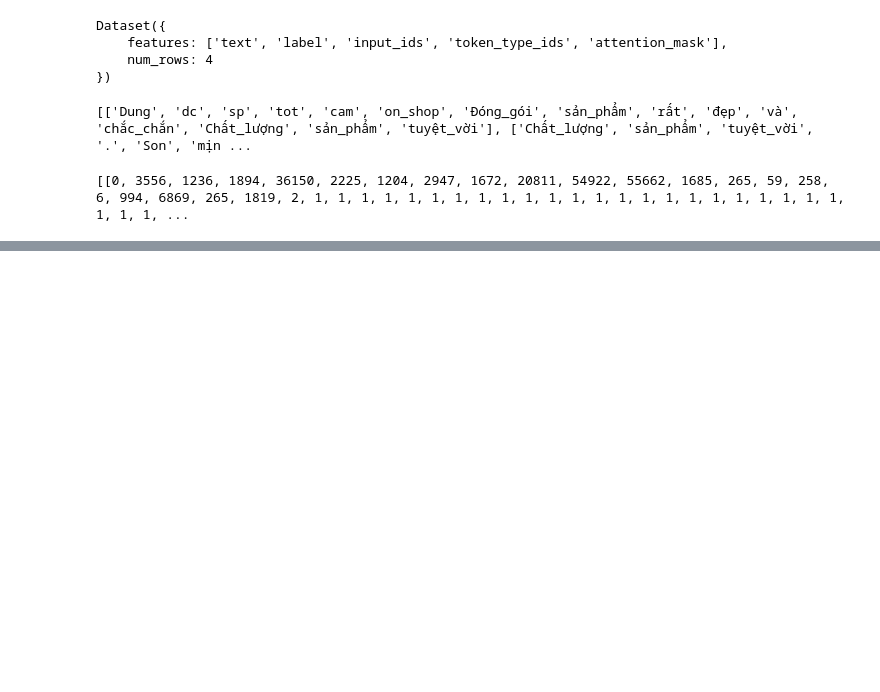
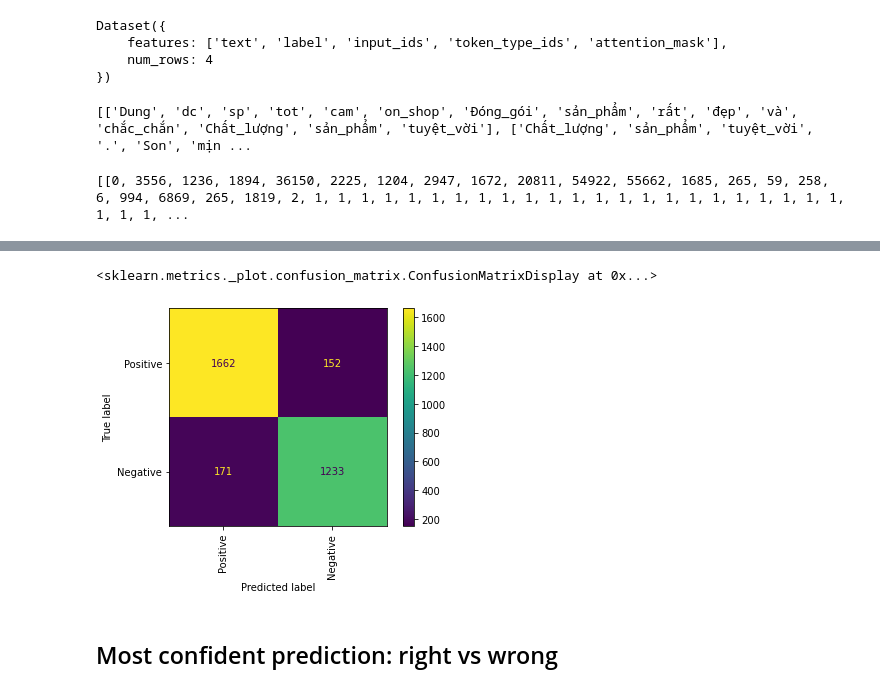
Before and after one commit to anhquan0412/nlp_practice, a Jupyter notebook: teaching_nlp/nlp_classification.ipynb, the cells around one changed output, grey strips where cells are left out. Drawn from its saved outputs; the diff is of its cells as text; code cells hidden in the pictures; blank space fills up the shorter version.

Commit message:
add full model training, interpretation and sentence similarity

```diff
--- a/teaching_nlp/nlp_classification.ipynb
+++ b/teaching_nlp/nlp_classification.ipynb
@@ -383,0 +642,36 @@ You should probably TRAIN this model on a down-stream task to be able to use it
+# %%
+from torch.nn.functional import cross_entropy
+
+def label_int2str(row):
+    return idx2str[row]
+
+def forward_pass_with_label(batch,model=None):
+    inputs = {k:v.to(device) for k,v in batch.items()
+              if k in tokenizer.model_input_names}
+
+    with torch.no_grad():
+        output = model(**inputs)
+        pred_label = torch.argmax(output.logits, axis=-1)
+        loss = cross_entropy(output.logits, batch["label"].to(device),
+                             reduction="none")
+    # Place outputs on CPU for compatibility with other dataset columns
+    return {"loss": loss.cpu().numpy(),
+            "predicted_label": pred_label.cpu().numpy(),
+           'predicted_probability': torch.nn.functional.softmax(output.logits.cpu(),dim=1).numpy()}
+# %%
+# Convert our dataset back to PyTorch tensors
+main_dataset_tokenized.set_format("torch",
+                            columns=["input_ids", "attention_mask", "label"])
+# %%
+# Compute loss values
+main_dataset_tokenized["train"] = main_dataset_tokenized["train"].map(
+    partial(forward_pass_with_label,model=model), batched=True, batch_size=16)
+main_dataset_tokenized["validation"] = main_dataset_tokenized["validation"].map(
+    partial(forward_pass_with_label,model=model), batched=True, batch_size=16)
+# %%
+main_dataset_tokenized.set_format("pandas")
+cols = ["text", "label", "predicted_label", 'predicted_probability',"loss"]
+df_val = main_dataset_tokenized["validation"][:][cols]
+df_val["label_str"] = df_val["label"].apply(lambda x: idx2str[x])
+df_val["predicted_label_str"] = (df_val["predicted_label"]
+                              .apply(lambda x: idx2str[x]))
@@ -383,0 +729,9 @@ You should probably TRAIN this model on a down-stream task to be able to use it
+# %%
+# fig,ax = plt.subplots(figsize=(10,10))
+ConfusionMatrixDisplay.from_predictions(df_val.label.values,df_val.predicted_label.values,
+                                        display_labels=['Positive','Negative'],xticks_rotation='vertical')
+# %% [output]
+<sklearn.metrics._plot.confusion_matrix.ConfusionMatrixDisplay at 0x...>
+[figure, added]
+# %% [markdown]
+## Most confident prediction: right vs wrong
```
Also changed, not shown: parts of 75 cells of this notebook, 2 other files.
